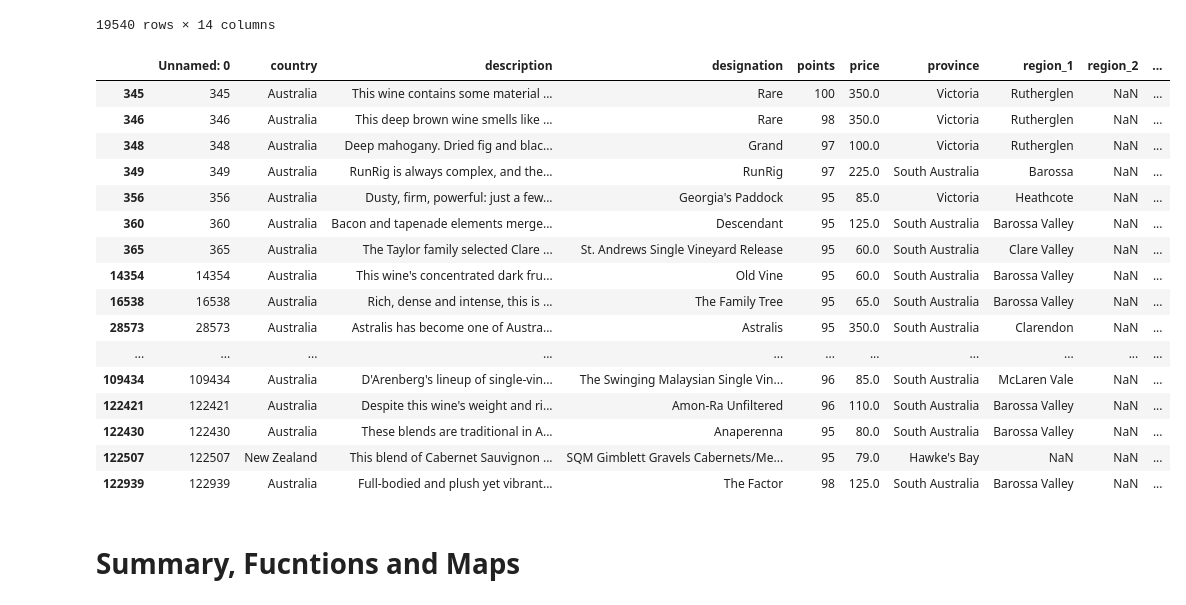
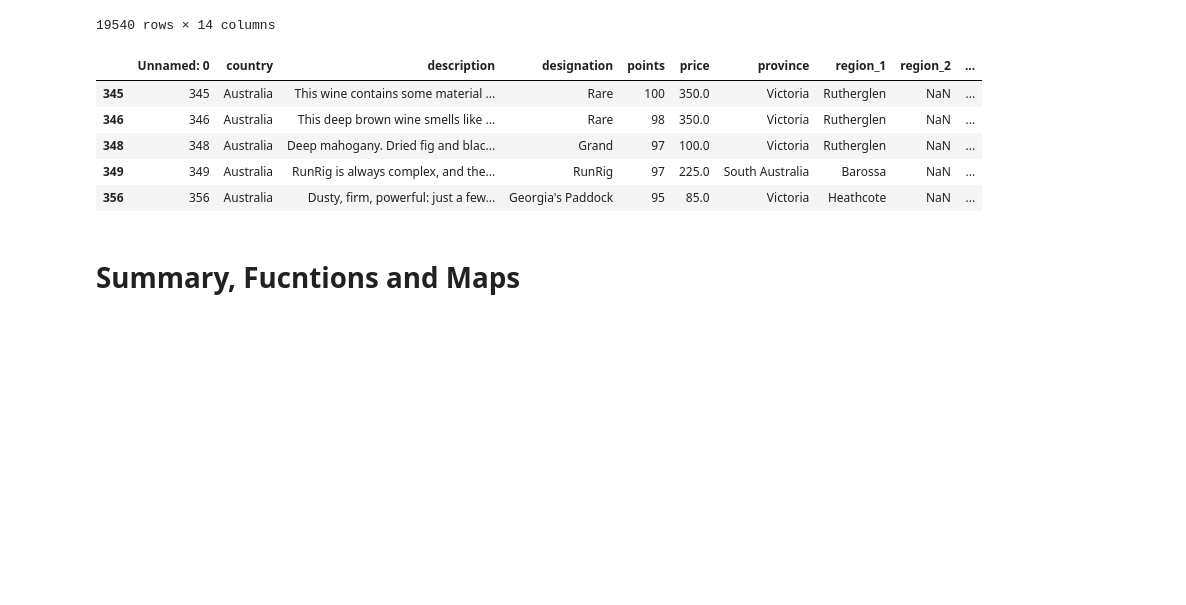
Before and after one commit to Harsh502s/Python-Assignments, a Jupyter notebook: Notebooks/Python Assignment 2 Pandas.ipynb, the cells around one changed output. Drawn from its saved outputs; the diff is of its cells as text; code cells hidden in the pictures; blank space fills up the shorter version.

```diff
--- a/Notebooks/Python Assignment 2 Pandas.ipynb
+++ b/Notebooks/Python Assignment 2 Pandas.ipynb
@@ -5,5 +5,7 @@ import pandas as pd
 # %% [markdown]
 # Reading the Dataset
 # %%
-reviews = pd.read_csv(r"C:\Users\harsh\Downloads\winemag-data-130k-v2.csv")
+reviews = pd.read_csv(
+    r"C:\Users\harsh\College\Python-Assignments\Dataset\winemag-data-130k-v2.csv"
+)
 # %%
@@ -168,25 +163,14 @@ top_oceanic_wines = reviews[
     & ((reviews["country"] == "New Zealand") | (reviews["country"] == "Australia"))
 ]
 # %%
-top_oceanic_wines
+top_oceanic_wines.head()
 # %% [output]
 |  | Unnamed: 0 | country | description | designation | points | price | province | region_1 | region_2 | ... |
 | 345 | 345 | Australia | This wine contains some material ... | Rare | 100 | 350.0 | Victoria | Rutherglen | NaN | ... |
 | 346 | 346 | Australia | This deep brown wine smells like ... | Rare | 98 | 350.0 | Victoria | Rutherglen | NaN | ... |
 | 348 | 348 | Australia | Deep mahogany. Dried fig and blac... | Grand | 97 | 100.0 | Victoria | Rutherglen | NaN | ... |
 | 349 | 349 | Australia | RunRig is always complex, and the... | RunRig | 97 | 225.0 | South Australia | Barossa | NaN | ... |
 | 356 | 356 | Australia | Dusty, firm, powerful: just a few... | Georgia's Paddock | 95 | 85.0 | Victoria | Heathcote | NaN | ... |
-| 360 | 360 | Australia | Bacon and tapenade elements merge... | Descendant | 95 | 125.0 | South Australia | Barossa Valley | NaN | ... |
-| 365 | 365 | Australia | The Taylor family selected Clare ... | St. Andrews Single Vineyard Release | 95 | 60.0 | South Australia | Clare Valley | NaN | ... |
-| 14354 | 14354 | Australia | This wine's concentrated dark fru... | Old Vine | 95 | 60.0 | South Australia | Barossa Valley | NaN | ... |
-| 16538 | 16538 | Australia | Rich, dense and intense, this is ... | The Family Tree | 95 | 65.0 | South Australia | Barossa Valley | NaN | ... |
-| 28573 | 28573 | Australia | Astralis has become one of Austra... | Astralis | 95 | 350.0 | South Australia | Clarendon | NaN | ... |
-| ... | ... | ... | ... | ... | ... | ... | ... | ... | ... | ... |
-| 109434 | 109434 | Australia | D'Arenberg's lineup of single-vin... | The Swinging Malaysian Single Vin... | 96 | 85.0 | South Australia | McLaren Vale | NaN | ... |
-| 122421 | 122421 | Australia | Despite this wine's weight and ri... | Amon-Ra Unfiltered | 96 | 110.0 | South Australia | Barossa Valley | NaN | ... |
-| 122430 | 122430 | Australia | These blends are traditional in A... | Anaperenna | 95 | 80.0 | South Australia | Barossa Valley | NaN | ... |
-| 122507 | 122507 | New Zealand | This blend of Cabernet Sauvignon ... | SQM Gimblett Gravels Cabernets/Me... | 95 | 79.0 | Hawke's Bay | NaN | NaN | ... |
-| 122939 | 122939 | Australia | Full-bodied and plush yet vibrant... | The Factor | 98 | 125.0 | South Australia | Barossa Valley | NaN | ... |
 # %% [markdown]
 # Summary, Fucntions and Maps
 # %%
```
Also changed, not shown: parts of 2 cells of this notebook, 5 other files.
